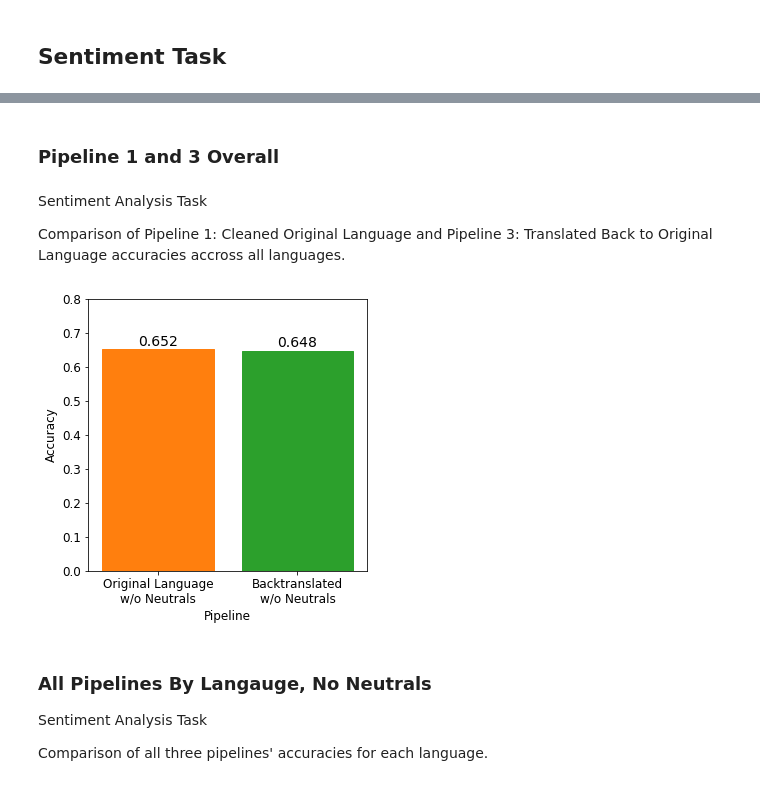
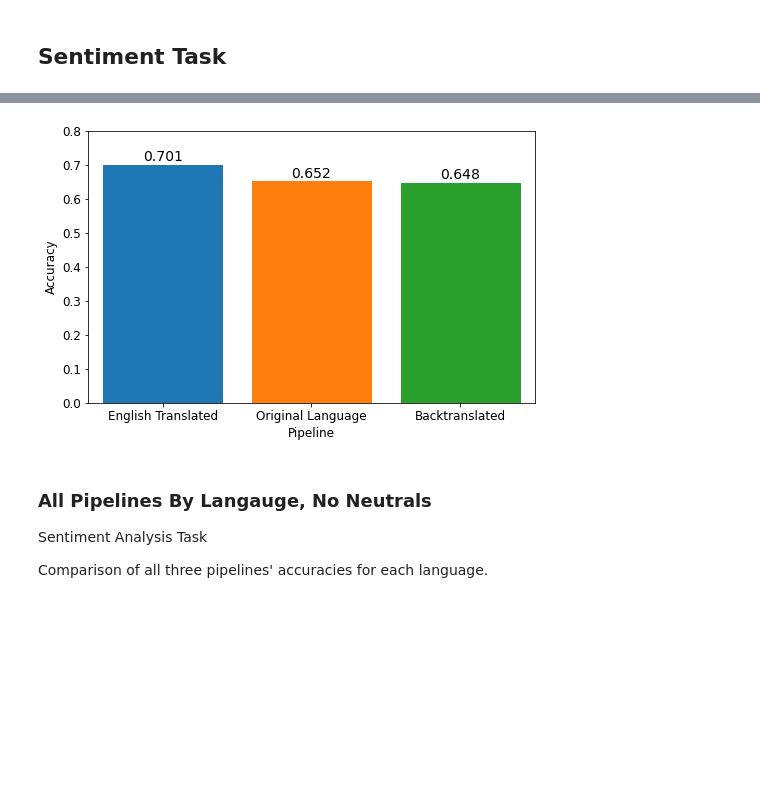
Before and after one commit to edward-chew/machine-translation, a Jupyter notebook: results.ipynb, the cells around one changed output, grey strips where cells are left out. Saved outputs shown, nothing was run; the diff lists cells and outputs as text; code cells hidden in the pictures; blank space fills up the shorter version.

```diff
--- a/results.ipynb
+++ b/results.ipynb
@@ -182,41 +189,7 @@ plt.savefig("Figures/figure1.png", bbox_inches="tight", dpi=2000)
-# %% [markdown]
-### Pipeline 1 and 3 Overall
-# %% [markdown]
-Sentiment Analysis Task
-
-Comparison of Pipeline 1: Cleaned Original Language and Pipeline 3: Translated Back to Original Language accuracies accross all languages.
-# %%
-pl1_data = sent_data["Pipeline 1"]["NoNeuTweets"]["Combined"]
-pl3_data = sent_data["Pipeline 3"]["NoNeuTweets"]["Combined"]
-fig_data = pd.DataFrame({"Pipeline": ["Original Language\nw/o Neutrals", "Backtranslated\nw/o Neutrals"],
-                     "Median": [pl1_data["Median"], pl3_data["Median"]],
-                     "99 Distance": [pl1_data["99 Distance"], pl3_data["99 Distance"]]})
-
-plt.rcParams["figure.figsize"] = (5,5)
-
-bp = sns.barplot(
-    data=fig_data,
-    x="Pipeline",
-    y="Median",
-    yerr=fig_data["99 Distance"])
-
-plt.ylim(0, 0.8)
-# bp.set_title("Figure 2")
-bp.set(xlabel="Pipeline", ylabel="Accuracy")
-
-bp.patches[0].set_color("tab:orange")
-bp.patches[1].set_color("tab:green")
-
-for bar in bp.patches:
-    bp.annotate(format(bar.get_height(), '.3f'),
-               (bar.get_x() + bar.get_width() / 2,
-                bar.get_height()), ha='center', va='center',
-                size=14, xytext=(0, 8),
-                textcoords='offset points')
-
-plt.savefig("Figures/figure2.png", bbox_inches="tight", dpi=2000)
-# %% [output]
-[figure, removed]
+# %%
+crete_sentiment_triple_barchart("NoNeuTweets", "figure1.png", 0.8)
+# %% [output]
+[figure, added]
 # %% [markdown]
 ### All Pipelines By Langauge, No Neutrals
 
```
Also changed, not shown: parts of 9 cells of this notebook, 1 other file.
